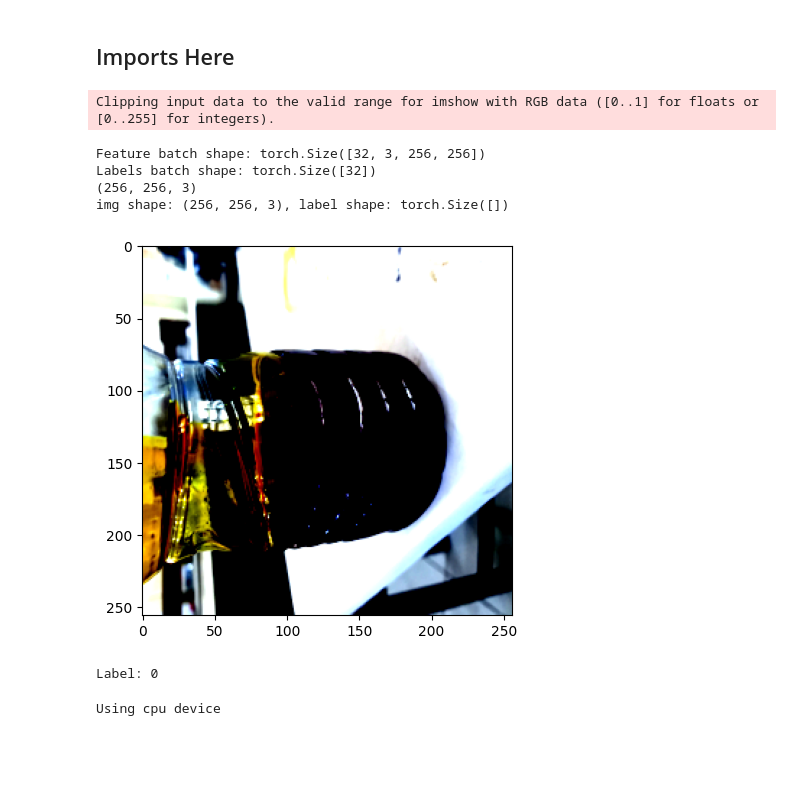
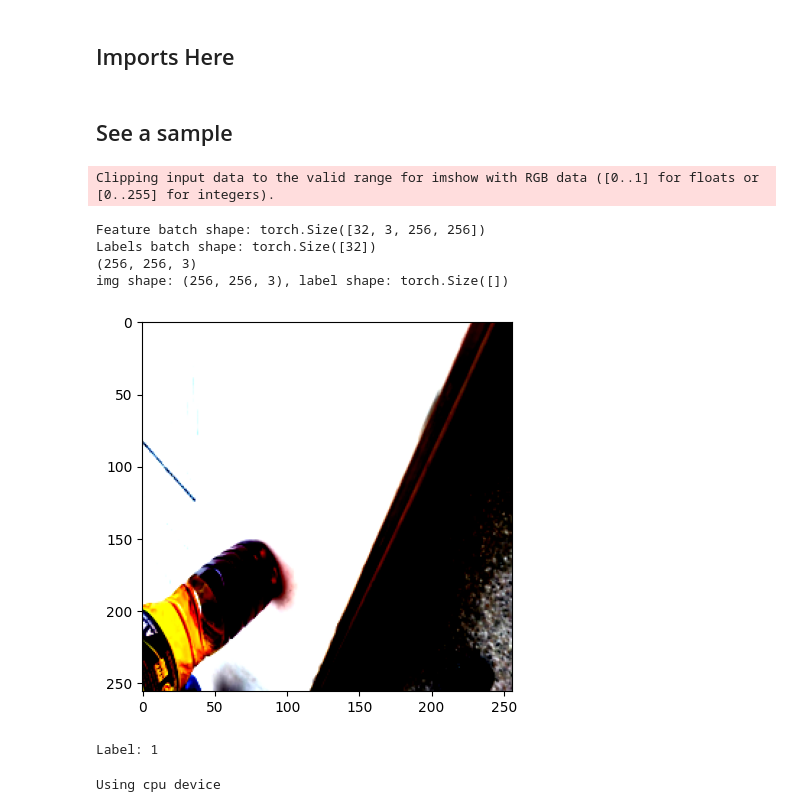
Before and after one commit to andrews-tang/Palm-Oil-Adulteration-Detection-Using-Deep-Learning, a Jupyter notebook: model_development.ipynb, the cells around one changed output. Saved outputs shown, nothing was run; the diff lists cells and outputs as text; code cells hidden in the pictures; blank space fills up the shorter version.

Commit message:
prepares the dataset for training and testing

```diff
--- a/model_development.ipynb
+++ b/model_development.ipynb
@@ -44,35 +61,50 @@ transform = transforms.Compose([
     transforms.ToTensor(),
     transforms.Normalize(mean=[0.485, 0.456, 0.406], std=[0.229, 0.224, 0.225]),
 ])
+# %%
+test_size = 0.2  # You can adjust the test size as needed
+random_seed = 42  # Set a seed for reproducibility
+batch_size = 32
+
+dataset = CustomPalmOilDataset(transform=transform)
+
+# Define the percentage split for training and testing
+train_percentage = 0.8  # 80% for training, 20% for testing
+dataset_size = len(dataset)
+train_size = int(train_percentage * dataset_size)
+test_size = dataset_size - train_size
+
+# Split the dataset into train and test sets
+train_dataset, test_dataset = random_split(dataset, [train_size, test_size])
+
+
+train_dataloader = DataLoader(train_dataset, batch_size=batch_size, shuffle=True)
+test_dataloader = DataLoader(test_dataset, batch_size=batch_size, shuffle=False)
+# %% [markdown]
+## See a sample
 # %%
-
-batch_size = 32
-
-dataset = CustomImageDataset(transform=transform)
-train_dataloader = DataLoader(dataset, batch_size=batch_size, shuffle=True)
-
 train_features, train_labels = next(iter(train_dataloader))
 print(f"Feature batch shape: {train_features.size()}")
 print(f"Labels batch shape: {train_labels.size()}")
-# img = train_features[0].squeeze()
+
 
 img = train_features[3].permute(1, 2, 0).numpy()
 print(f"{img.shape}")
 img = img.squeeze()
 label = train_labels[0]
 
 print(f"img shape: {img.shape}, label shape: {label.shape}")
 plt.imshow(img, cmap="gray")
 plt.show()
 print(f"Label: {label}")
 # %% [output]
 Clipping input data to the valid range for imshow with RGB data ([0..1] for floats or [0..255] for integers).
 Feature batch shape: torch.Size([32, 3, 256, 256])
 Labels batch shape: torch.Size([32])
 (256, 256, 3)
 img shape: (256, 256, 3), label shape: torch.Size([])
-[figure, old version]
+[figure, new version]
-Label: 0
+Label: 1
 # %%
 device = (
     "cuda"
```
Also changed, not shown: parts of 5 cells of this notebook.
